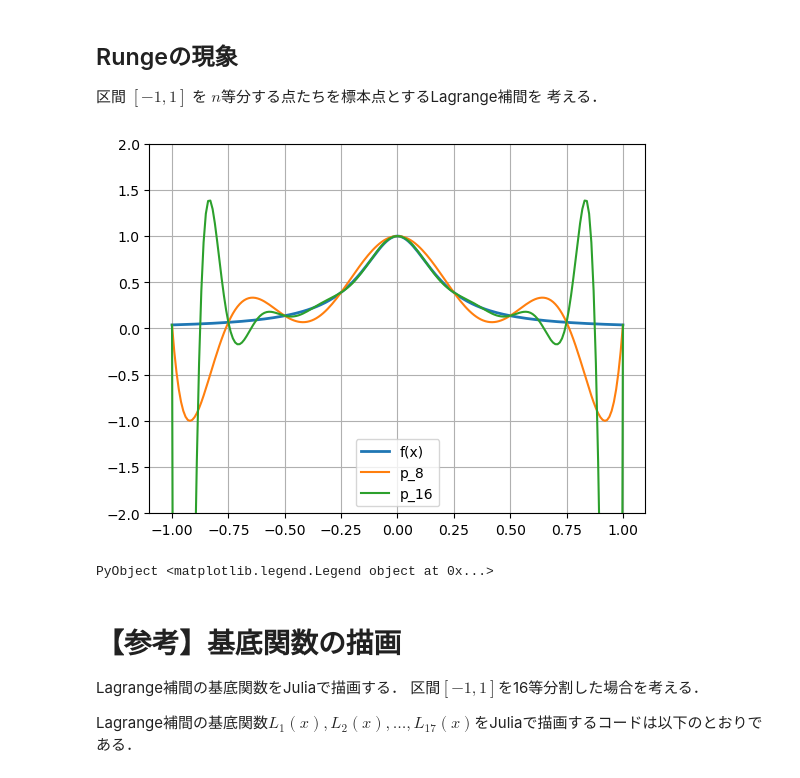
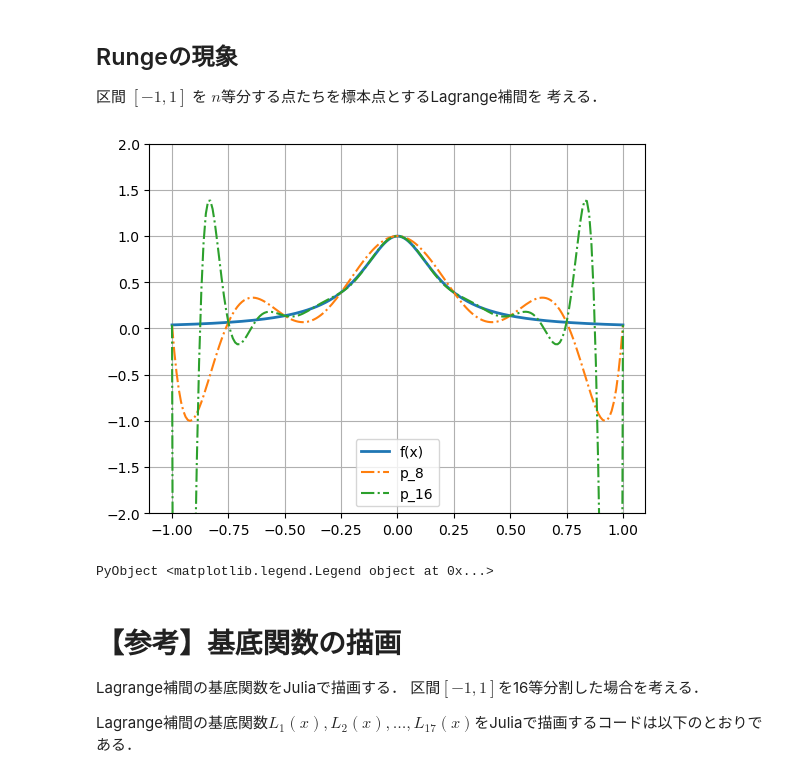
Before and after one commit to ioikawa/NumericalAnalysis, a Jupyter notebook: 関数補間_LagnrageInterpolation.ipynb, the cells around one changed output. Saved outputs shown, nothing was run; the diff lists cells and outputs as text; code cells hidden in the pictures.

```diff
--- a/関数補間_LagnrageInterpolation.ipynb
+++ b/関数補間_LagnrageInterpolation.ipynb
@@ -41,19 +41,22 @@ grid()
 区間 $[-1,1]$ を $n$等分する点たちを標本点とするLagrange補間を
 考える．
 # %%
+using PyPlot
+f(x) = 1/(1+25x^2)   # 補間する関数
+a,b = -1, 1   # 区間
 
-f(x) = 1/(1+25x^2)   # 補間する関数
-t = -1:0.01:1
+t = a:0.01:b
 plot(t, f.(t), lw = 2, label="f(x)")  # f(x)
-plot(t, [lagrange(f, 8, x) for x in t], label="p_8")
-plot(t, [lagrange(f, 16, x) for x in t], label="p_16")
-#plot(t, [lagrange(f, 32, x) for x in t], label="p_32")
+M = 8; q = a:(b-a)/M:b
+plot(t, [lagrange(f, q, x) for x in t], linestyle = :dashdot, label="p_8")
+M = 16; q = a:(b-a)/M:b
+plot(t, [lagrange(f, q, x) for x in t], linestyle = :dashdot, label="p_16")
 
 ylim([-2,2])  #描画範囲を y ∈ [-2,2]に設定
 grid()   # グリッド線表示
 legend() # 凡例表示
 # %% [output]
-[figure, old version]
+[figure, new version]
 PyObject <matplotlib.legend.Legend object at 0x...>
 # %% [markdown]
 # 【参考】基底関数の描画
```
Also changed, not shown: parts of 3 cells of this notebook.
